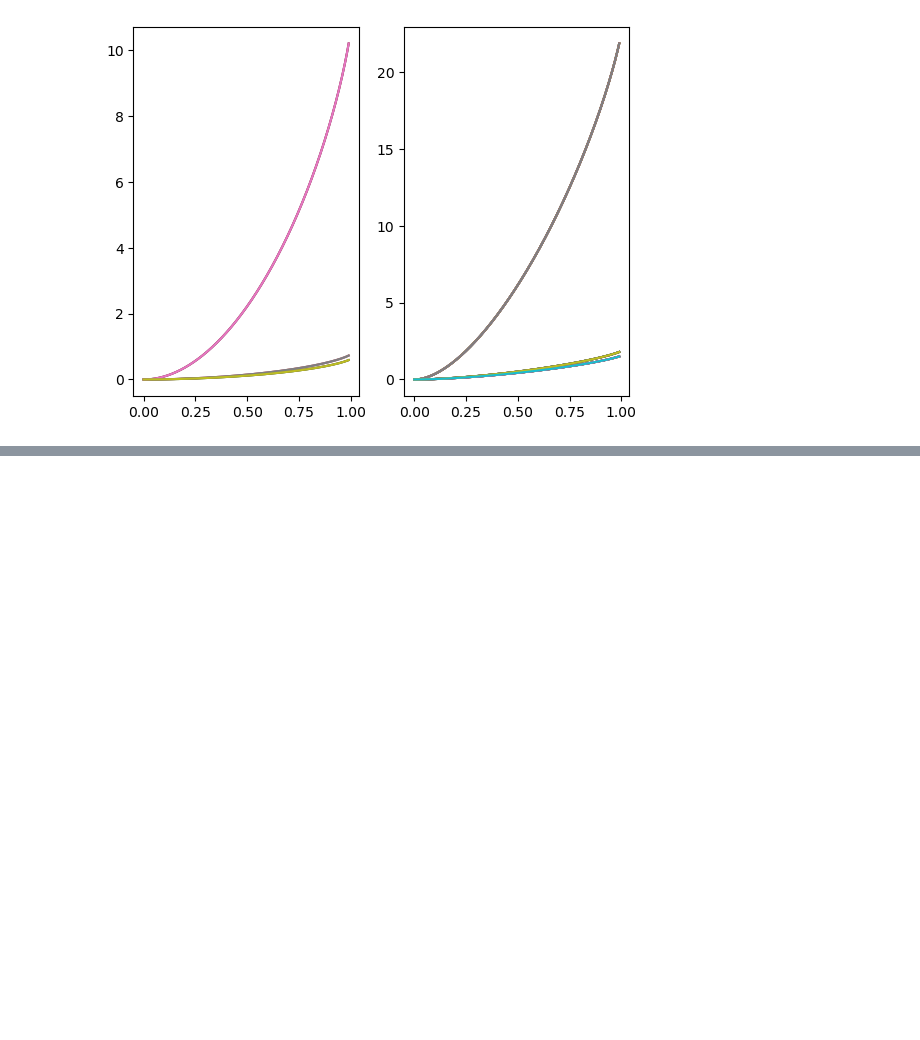
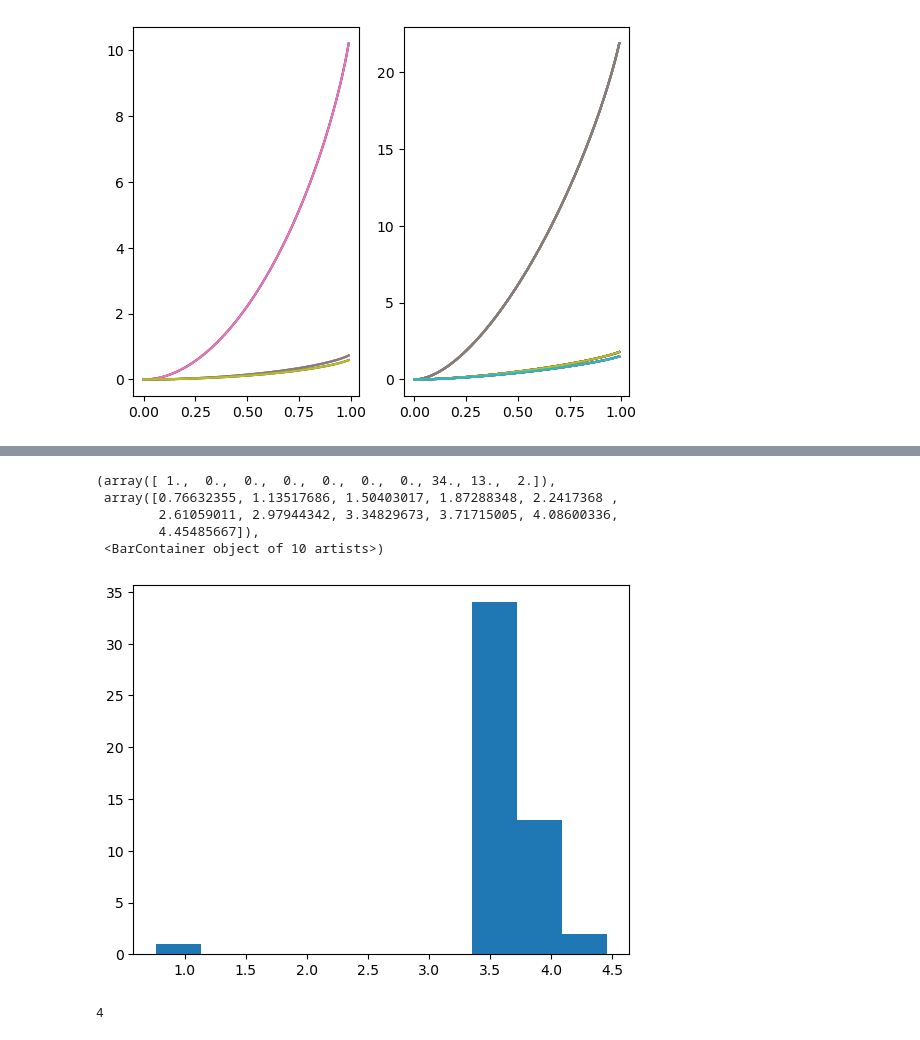
Before and after one commit to SSBNS/Complex_physics_SSBNS, a Jupyter notebook: Exercises.ipynb, the cells around one changed output, grey strips where cells are left out. Drawn from its saved outputs; the diff is of its cells as text; code cells hidden in the pictures; blank space fills up the shorter version.

```diff
--- a/Exercises.ipynb
+++ b/Exercises.ipynb
@@ -316,0 +367,20 @@ plt.imshow(array_list,aspect="auto",interpolation="none")
+# %%
+# sample test
+
+array = random.normal(0,1,size =50)
+n=100000
+for i in range(n):
+    array[np.argmin(array)] = random.normal(0,1,size = 1)
+
+plt.hist(array)
+# %% [output]
+(array([ 1.,  0.,  0.,  0.,  0.,  0.,  0., 34., 13.,  2.]),
+ array([0.76632355, 1.13517686, 1.50403017, 1.87288348, 2.2417368 ,
+        2.61059011, 2.97944342, 3.34829673, 3.71715005, 4.08600336,
+        4.45485667]),
+ <BarContainer object of 10 artists>)
+[figure, added]
+# %%
+-1%5
+# %% [output]
+4
```
Also changed, not shown: parts of 8 cells of this notebook, 3 other files.
